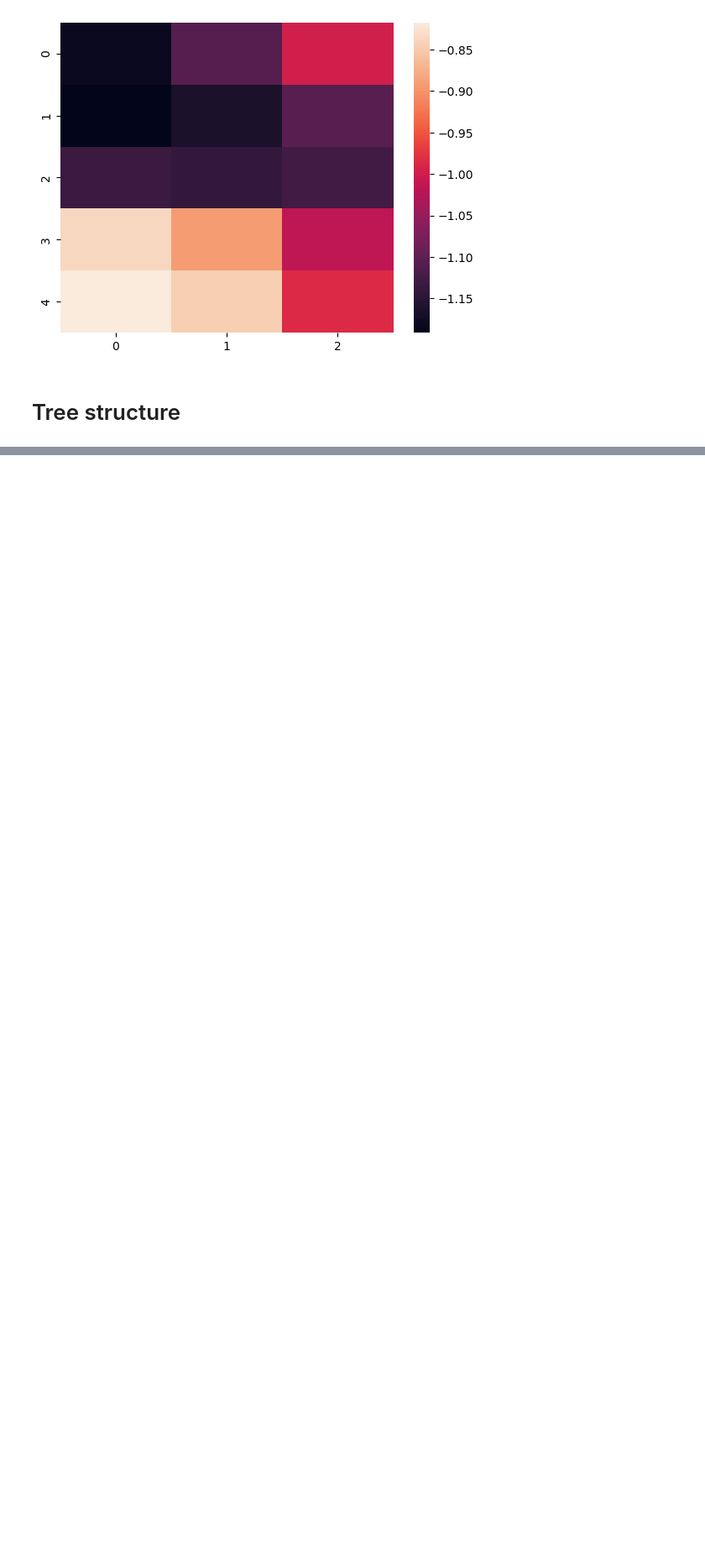
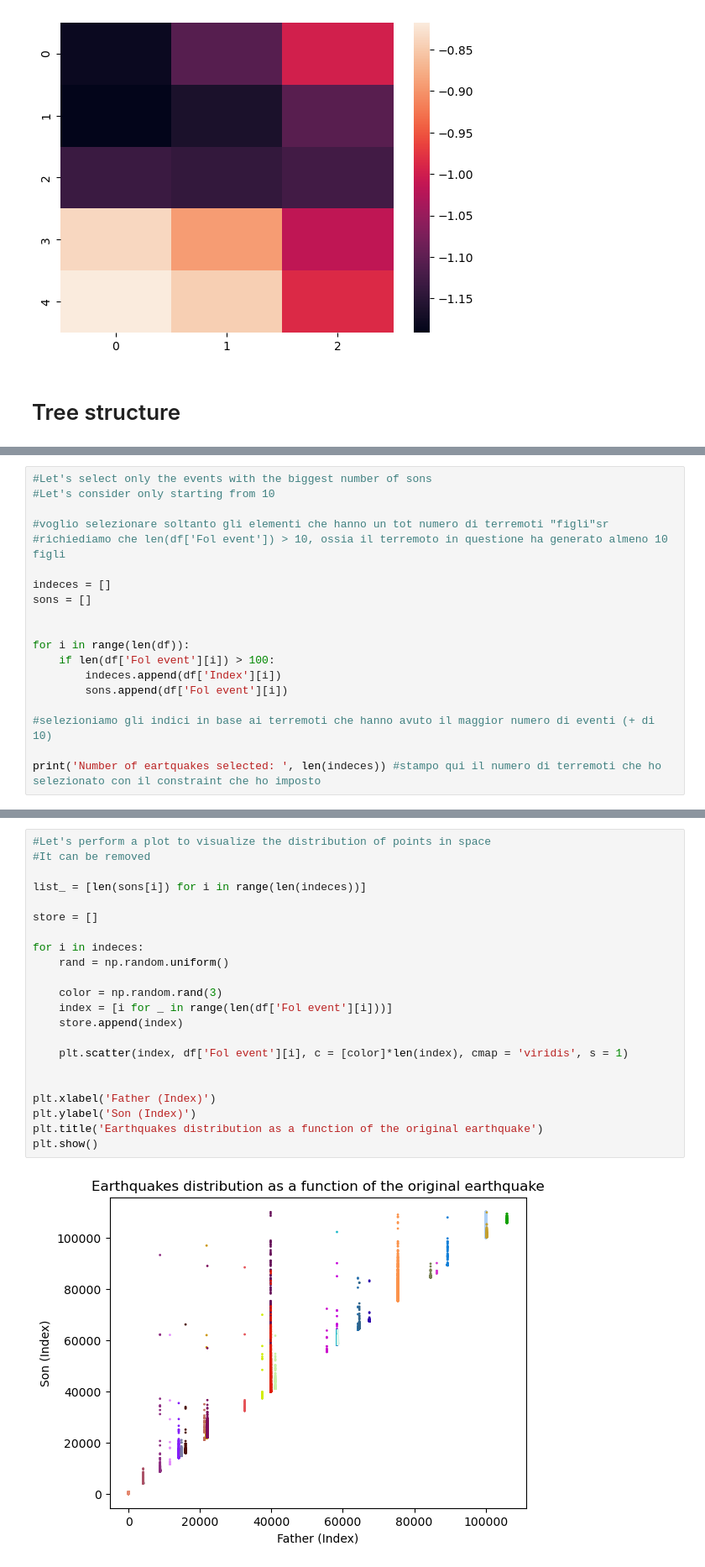
Before and after one commit to EmanueleCoradin/CaliforniaEarthquakesAnalysis, a Jupyter notebook: Mappazzone.ipynb, the cells around one changed output, grey strips where cells are left out. Shown at 84% size. Saved outputs shown, nothing was run; the diff lists cells and outputs as text; blank space fills up the shorter version.

Commit message:
added tree structure with plot

```diff
--- a/Mappazzone.ipynb
+++ b/Mappazzone.ipynb
@@ -1017,0 +1048,19 @@ tree.show()
+# %%
+#Let's select only the events with the biggest number of sons
+#Let's consider only starting from 10
+
+#voglio selezionare soltanto gli elementi che hanno un tot numero di terremoti "figli"sr
+#richiediamo che len(df['Fol event']) > 10, ossia il terremoto in questione ha generato almeno 10 figli
+
+indeces = []
+sons = []
+
+
+for i in range(len(df)):
+    if len(df['Fol event'][i]) > 100:
+        indeces.append(df['Index'][i])
+        sons.append(df['Fol event'][i])
+
+#selezioniamo gli indici in base ai terremoti che hanno avuto il maggior numero di eventi (+ di 10)
+
+print('Number of eartquakes selected: ', len(indeces)) #stampo qui il numero di terremoti che ho selezionato con il constraint che ho imposto
@@ -1017,0 +1069,24 @@ tree.show()
+# %%
+#Let's perform a plot to visualize the distribution of points in space
+#It can be removed
+
+list_ = [len(sons[i]) for i in range(len(indeces))]
+
+store = []
+
+for i in indeces:
+    rand = np.random.uniform()
+
+    color = np.random.rand(3)
+    index = [i for _ in range(len(df['Fol event'][i]))]
+    store.append(index)
+
+    plt.scatter(index, df['Fol event'][i], c = [color]*len(index), cmap = 'viridis', s = 1)
+
+
+plt.xlabel('Father (Index)')
+plt.ylabel('Son (Index)')
+plt.title('Earthquakes distribution as a function of the original earthquake')
+plt.show()
+# %% [output]
+[figure, added]
```
Also changed, not shown: parts of 7 cells of this notebook.
